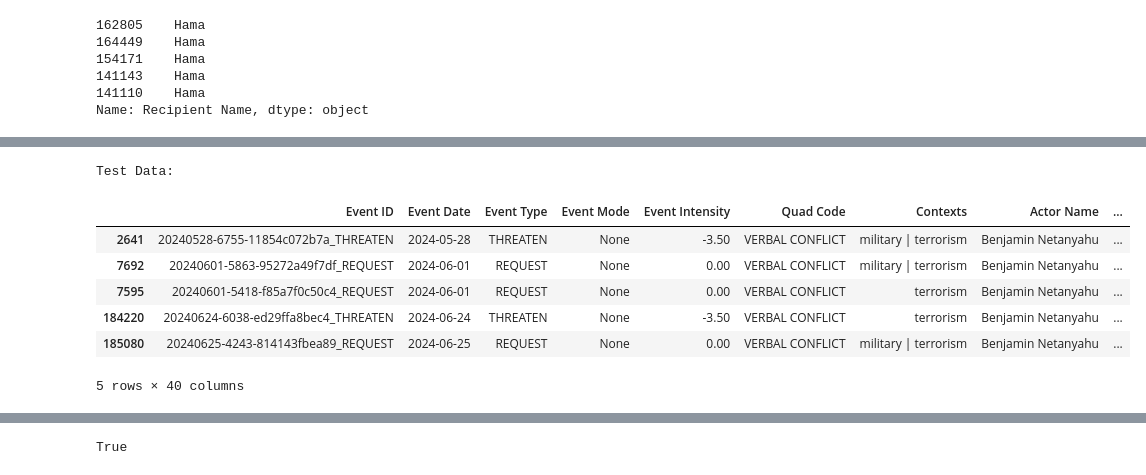
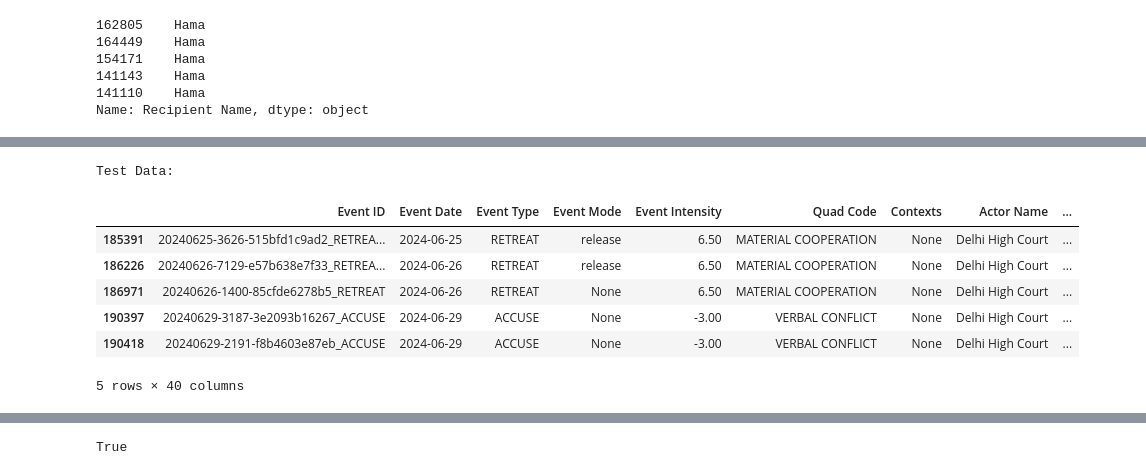
Before and after one commit to Aditya100401/GraphRAG, a Jupyter notebook: new_graph.ipynb, the cells around one changed output, grey strips where cells are left out. Cells and saved outputs as stored; diff of their text form; code cells hidden in the pictures.

```diff
--- a/new_graph.ipynb
+++ b/new_graph.ipynb
@@ -146,7 +168,7 @@ def get_most_frequent_relations(df):
     return pair_counts  # Return a dictionary of pair counts
 
 # Filter the DataFrame for pairs with 15+ occurrences
-def filter_pairs_by_occurrence(df, pair_counts, min_count=15):
+def filter_pairs_by_occurrence(df, pair_counts, min_count=30):
     """
     Filters the DataFrame for actor-recipient pairs that occur 15+ times.
     Args:
@@ -180,5 +202,5 @@ if __name__ == "__main__":
     filtered_df = filter_pairs_by_occurrence(df, pair_counts, min_count=15)
 
     # Print the filtered DataFrame
-    print("Filtered DataFrame with actor-recipient pairs that have 15+ occurrences:")
+    #print("Filtered DataFrame with actor-recipient pairs that have 15+ occurrences:")
     filtered_df.head()
@@ -246,7 +273,7 @@ def get_most_frequent_relations(df):
     return pair_counts  # Return a dictionary of pair counts
 
 # Filter the DataFrame for pairs with 50+ occurrences
-def filter_pairs_by_occurrence(df, pair_counts, min_count=50):
+def filter_pairs_by_occurrence(df, pair_counts, min_count=30):
     """
     Filters the DataFrame for actor-recipient pairs that occur 50+ times.
     Args:
@@ -354,13 +384,13 @@ Name: Recipient Name, dtype: object
 # %%
 
 print("\nTest Data:")
-test_df.head()  # Show the first few rows of the test data
+test_df[test_df['Recipient Name']=='Arvind Kejriwal'][test_df['Actor Name']=='Delhi High Court'] # Show the first few rows of the test data
 # %% [output]
 Test Data:
 |  | Event ID | Event Date | Event Type | Event Mode | Event Intensity | Quad Code | Contexts | Actor Name | ... |
-| 2641 | 20240528-6755-11854c072b7a_THREATEN | 2024-05-28 | THREATEN | None | -3.50 | VERBAL CONFLICT | military | terrorism | Benjamin Netanyahu | ... |
-| 7692 | 20240601-5863-95272a49f7df_REQUEST | 2024-06-01 | REQUEST | None | 0.00 | VERBAL CONFLICT | military | terrorism | Benjamin Netanyahu | ... |
-| 7595 | 20240601-5418-f85a7f0c50c4_REQUEST | 2024-06-01 | REQUEST | None | 0.00 | VERBAL CONFLICT | terrorism | Benjamin Netanyahu | ... |
-| 184220 | 20240624-6038-ed29ffa8bec4_THREATEN | 2024-06-24 | THREATEN | None | -3.50 | VERBAL CONFLICT | terrorism | Benjamin Netanyahu | ... |
-| 185080 | 20240625-4243-814143fbea89_REQUEST | 2024-06-25 | REQUEST | None | 0.00 | VERBAL CONFLICT | military | terrorism | Benjamin Netanyahu | ... |
+| 185391 | 20240625-3626-515bfd1c9ad2_RETREA... | 2024-06-25 | RETREAT | release | 6.50 | MATERIAL COOPERATION | None | Delhi High Court | ... |
+| 186226 | 20240626-7129-e57b638e7f33_RETREA... | 2024-06-26 | RETREAT | release | 6.50 | MATERIAL COOPERATION | None | Delhi High Court | ... |
+| 186971 | 20240626-1400-85cfde6278b5_RETREAT | 2024-06-26 | RETREAT | None | 6.50 | MATERIAL COOPERATION | None | Delhi High Court | ... |
+| 190397 | 20240629-3187-3e2093b16267_ACCUSE | 2024-06-29 | ACCUSE | None | -3.00 | VERBAL CONFLICT | None | Delhi High Court | ... |
+| 190418 | 20240629-2191-f8b4603e87eb_ACCUSE | 2024-06-29 | ACCUSE | None | -3.00 | VERBAL CONFLICT | None | Delhi High Court | ... |
 5 rows × 40 columns
```
Also changed, not shown: parts of 14 cells of this notebook, 1 other file.
